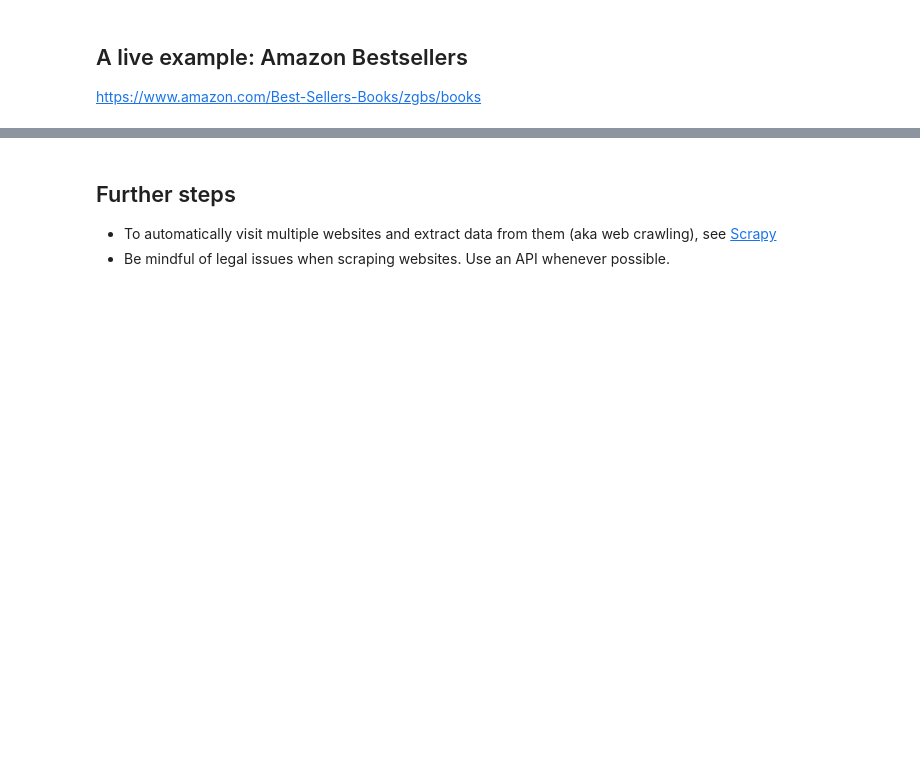
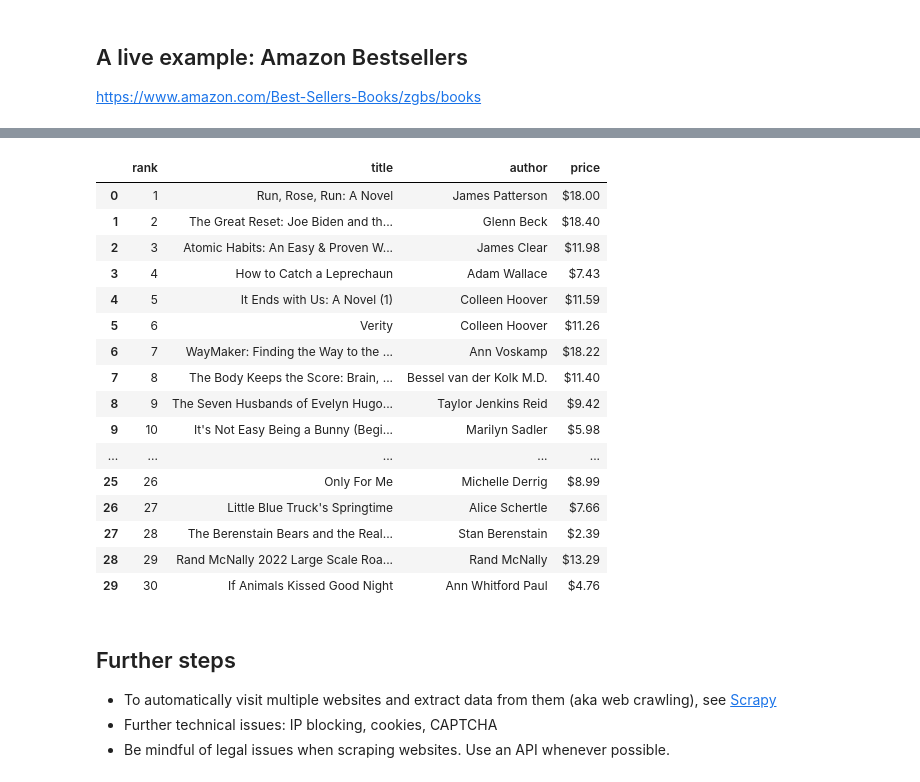
Before and after one commit to beahero1/Tutorial-2022, a Jupyter notebook: Week_6/6_Web_Scraping.ipynb, the cells around one changed output, grey strips where cells are left out. Drawn from its saved outputs; the diff is of its cells as text; code cells hidden in the pictures; blank space fills up the shorter version.

```diff
--- a/Week_6/6_Web_Scraping.ipynb
+++ b/Week_6/6_Web_Scraping.ipynb
@@ -114,8 +224,29 @@ for book in books:
         # param 'a' means 'append'
         writer = csv.writer(f)
         writer.writerow([rank, title, author, price])
+# %%
+pd.read_csv('amazon_books.csv')
+# %% [output]
+|  | rank | title | author | price |
+| 0 | 1 | Run, Rose, Run: A Novel | James Patterson | $18.00 |
+| 1 | 2 | The Great Reset: Joe Biden and th... | Glenn Beck | $18.40 |
+| 2 | 3 | Atomic Habits: An Easy & Proven W... | James Clear | $11.98 |
+| 3 | 4 | How to Catch a Leprechaun | Adam Wallace | $7.43 |
+| 4 | 5 | It Ends with Us: A Novel (1) | Colleen Hoover | $11.59 |
+| 5 | 6 | Verity | Colleen Hoover | $11.26 |
+| 6 | 7 | WayMaker: Finding the Way to the ... | Ann Voskamp | $18.22 |
+| 7 | 8 | The Body Keeps the Score: Brain, ... | Bessel van der Kolk M.D. | $11.40 |
+| 8 | 9 | The Seven Husbands of Evelyn Hugo... | Taylor Jenkins Reid | $9.42 |
+| 9 | 10 | It's Not Easy Being a Bunny (Begi... | Marilyn Sadler | $5.98 |
+| ... | ... | ... | ... | ... |
+| 25 | 26 | Only For Me | Michelle Derrig | $8.99 |
+| 26 | 27 | Little Blue Truck's Springtime | Alice Schertle | $7.66 |
+| 27 | 28 | The Berenstain Bears and the Real... | Stan Berenstain | $2.39 |
+| 28 | 29 | Rand McNally 2022 Large Scale Roa... | Rand McNally | $13.29 |
+| 29 | 30 | If Animals Kissed Good Night | Ann Whitford Paul | $4.76 |
 # %% [markdown]
 ## Further steps
 
 - To automatically visit multiple websites and extract data from them (aka web crawling), see [Scrapy](https://scrapy.org)
+- Further technical issues: IP blocking, cookies, CAPTCHA
 - Be mindful of legal issues when scraping websites. Use an API whenever possible.
```
Also changed, not shown: parts of 16 cells of this notebook, 23 other files.
